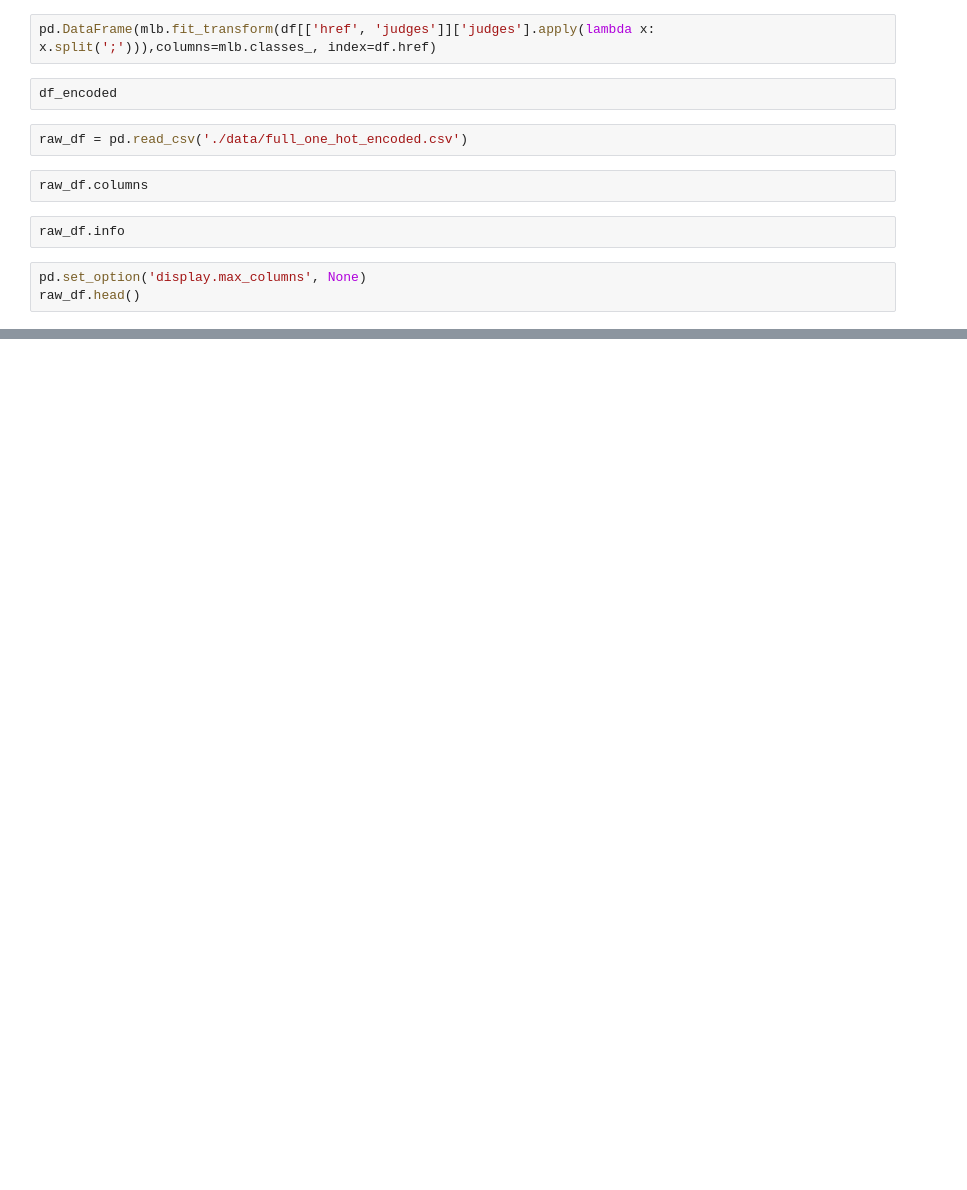
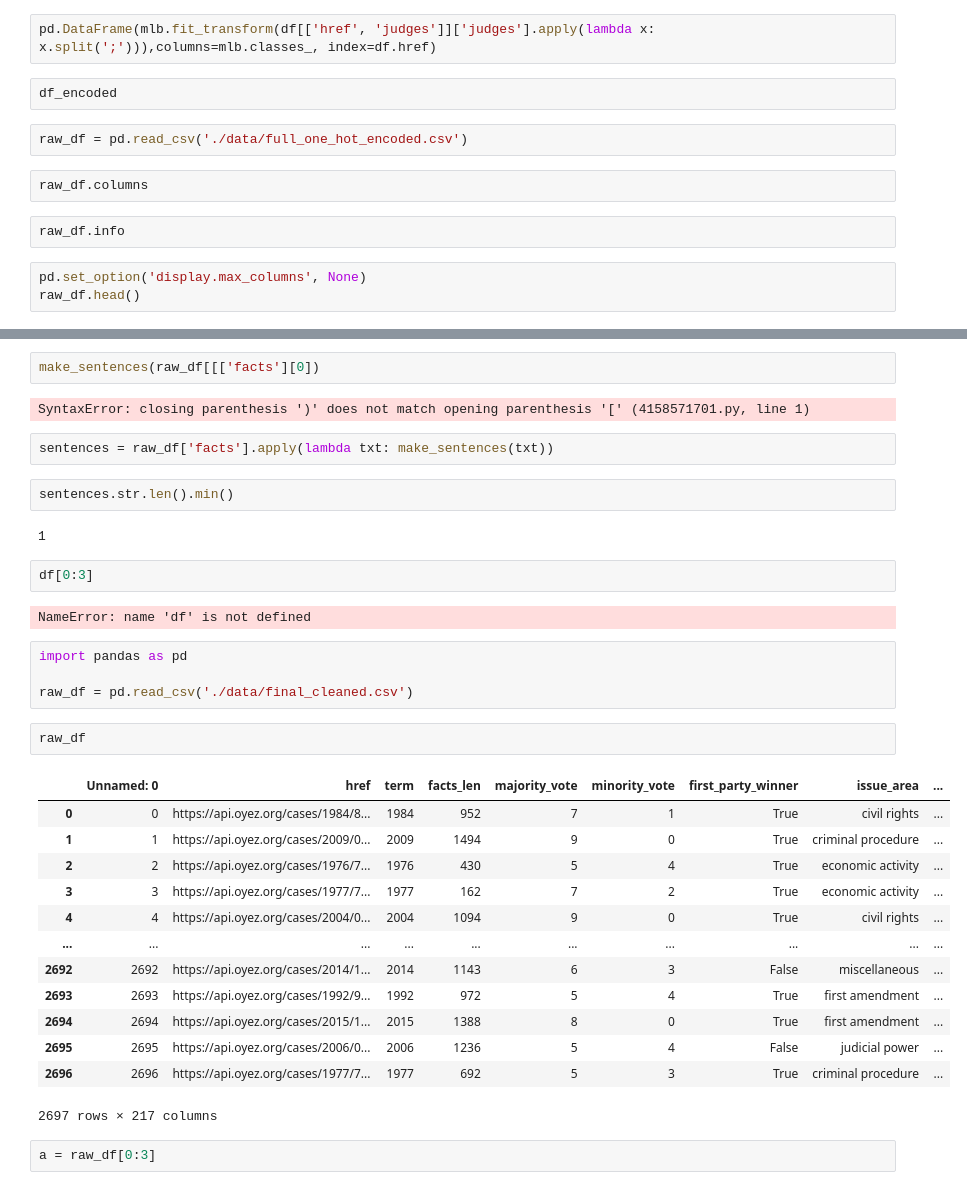
Before and after one commit to RMLanders/filevine_casestudy, a Jupyter notebook: eda.ipynb, the cells around one changed output, grey strips where cells are left out. Saved outputs shown, nothing was run; the diff lists cells and outputs as text; blank space fills up the shorter version.

```diff
--- a/eda.ipynb
+++ b/eda.ipynb
@@ -154,0 +181,36 @@ raw_df.head()
+# %%
+make_sentences(raw_df[[['facts'][0])
+# %% [output]
+SyntaxError: closing parenthesis ')' does not match opening parenthesis '[' (4158571701.py, line 1)
+# %%
+sentences = raw_df['facts'].apply(lambda txt: make_sentences(txt))
+# %%
+sentences.str.len().min()
+# %% [output]
+1
+# %%
+df[0:3]
+# %% [output]
+NameError: name 'df' is not defined
+# %%
+import pandas as pd
+
+raw_df = pd.read_csv('./data/final_cleaned.csv')
+# %%
+raw_df
+# %% [output]
+|  | Unnamed: 0 | href | term | facts_len | majority_vote | minority_vote | first_party_winner | issue_area | ... |
+| 0 | 0 | https://api.oyez.org/cases/1984/8... | 1984 | 952 | 7 | 1 | True | civil rights | ... |
+| 1 | 1 | https://api.oyez.org/cases/2009/0... | 2009 | 1494 | 9 | 0 | True | criminal procedure | ... |
+| 2 | 2 | https://api.oyez.org/cases/1976/7... | 1976 | 430 | 5 | 4 | True | economic activity | ... |
+| 3 | 3 | https://api.oyez.org/cases/1977/7... | 1977 | 162 | 7 | 2 | True | economic activity | ... |
+| 4 | 4 | https://api.oyez.org/cases/2004/0... | 2004 | 1094 | 9 | 0 | True | civil rights | ... |
+| ... | ... | ... | ... | ... | ... | ... | ... | ... | ... |
+| 2692 | 2692 | https://api.oyez.org/cases/2014/1... | 2014 | 1143 | 6 | 3 | False | miscellaneous | ... |
+| 2693 | 2693 | https://api.oyez.org/cases/1992/9... | 1992 | 972 | 5 | 4 | True | first amendment | ... |
+| 2694 | 2694 | https://api.oyez.org/cases/2015/1... | 2015 | 1388 | 8 | 0 | True | first amendment | ... |
+| 2695 | 2695 | https://api.oyez.org/cases/2006/0... | 2006 | 1236 | 5 | 4 | False | judicial power | ... |
+| 2696 | 2696 | https://api.oyez.org/cases/1977/7... | 1977 | 692 | 5 | 3 | True | criminal procedure | ... |
+2697 rows × 217 columns
+# %%
+a = raw_df[0:3]
```
Also changed, not shown: parts of 5 cells of this notebook, 9 other files.
